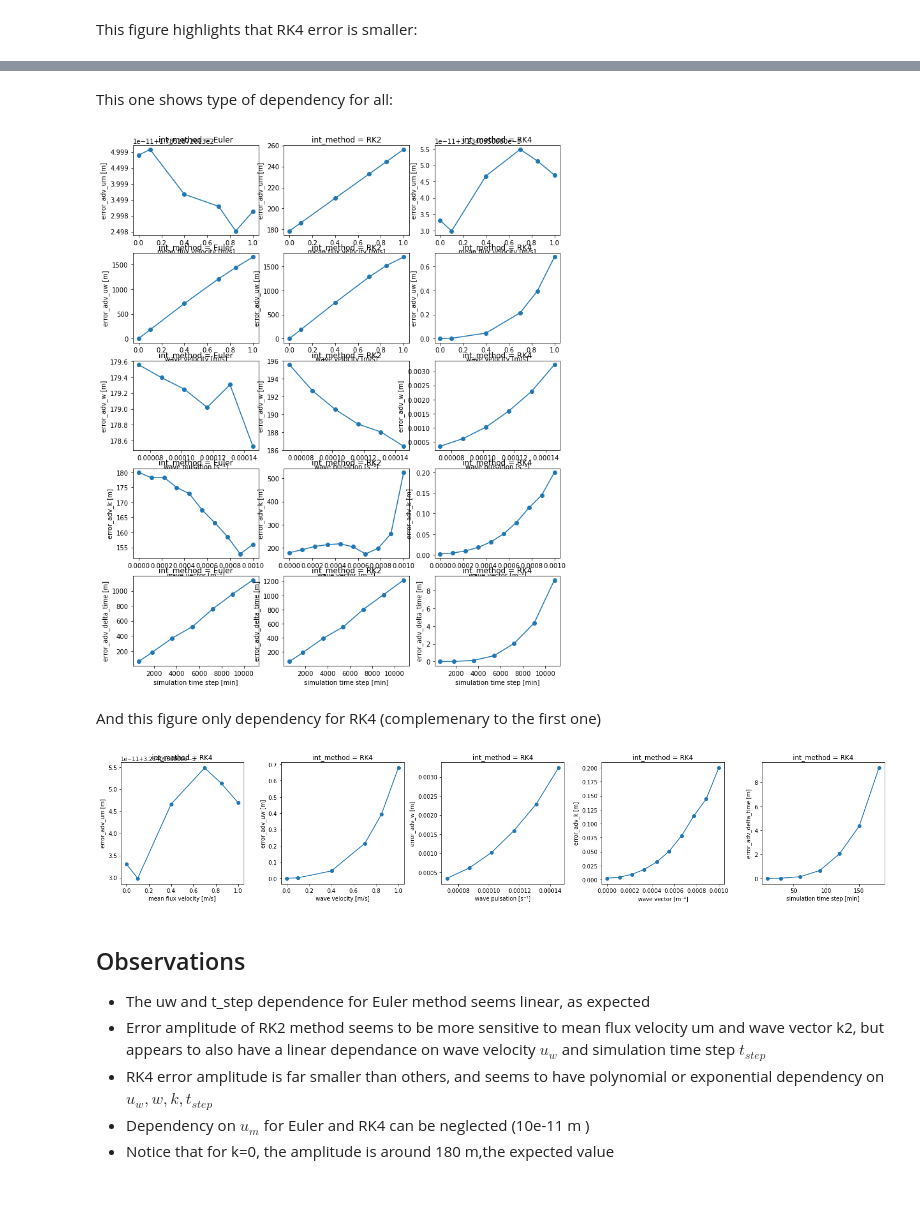
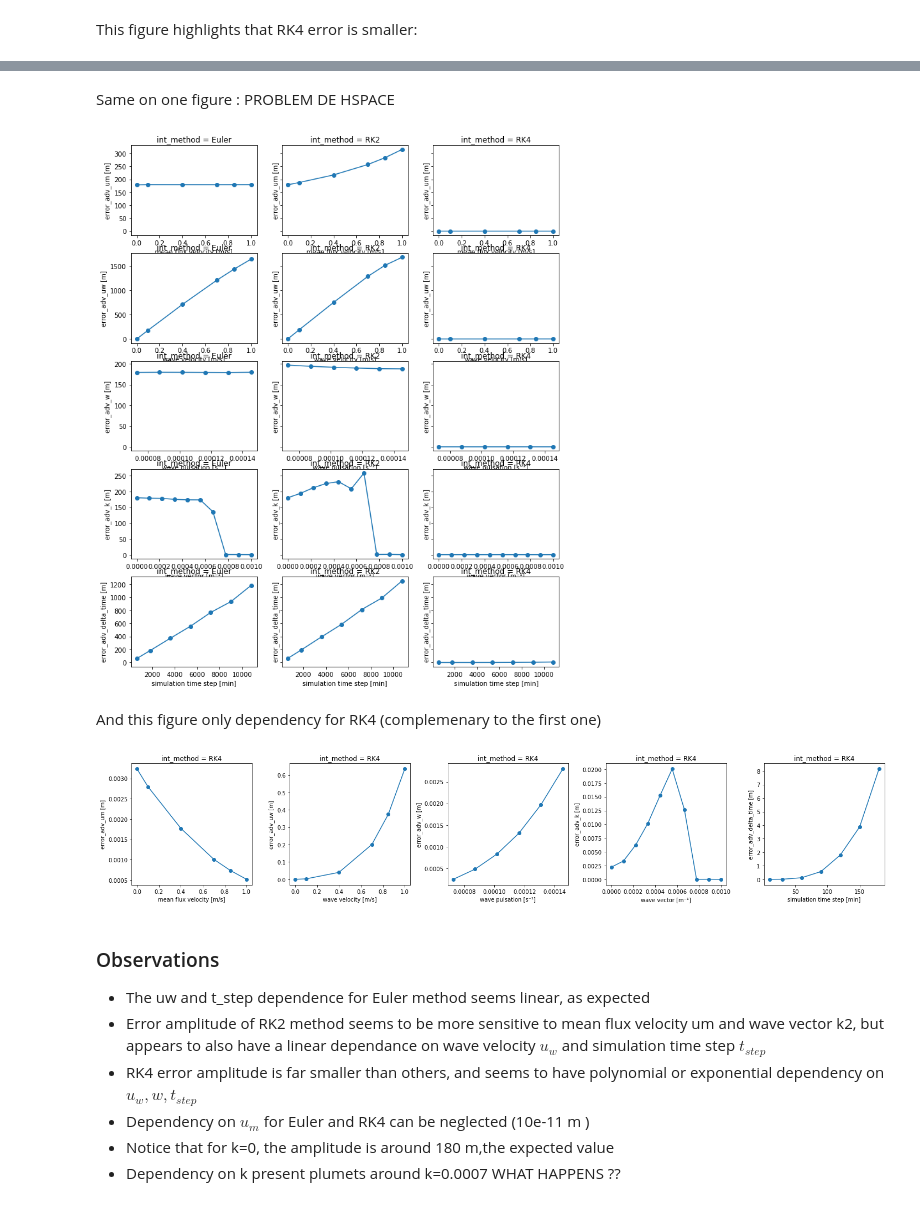
Before and after one commit to margot-demol/stage-m1, a Jupyter notebook: development/temporal_int_comparison.ipynb, the cells around one changed output, grey strips where cells are left out. Drawn from its saved outputs; the diff is of its cells as text; code cells hidden in the pictures.

```diff
--- a/development/temporal_int_comparison.ipynb
+++ b/development/temporal_int_comparison.ipynb
@@ -168,7 +194,7 @@ OT=[list(np.arange(0,sti.d2s*4, sti.h2s)),
     list(np.arange(0,sti.d2s*4-sti.h2s, sti.h2s*5/2)),
     list(np.arange(0,sti.d2s*4-sti.h2s, sti.h2s*3))]
 
-ds=sti.dependency_comp_ds(list_Var=Var, OT=OT, T=T, Dt=Dt)
+ds=sti.dependency_comp_ds(list_Var=Var, OT=OT, T=T, Dt=Dt, advected=0)
 ds
 # %% [output]
 <xarray.Dataset>
@@ -207,16 +233,16 @@ ds.error_adv_delta_time.plot( x='delta_t_min',col='int_method',marker='o')
 # %% [markdown]
-This one shows type of dependency for all:
+Same on one figure : PROBLEM DE HSPACE
 # %%
-fig, axes = plt.subplots(ncols=3,nrows=5,figsize=(12,15))
+fig, axes = plt.subplots(ncols=3,nrows=5,figsize=(12,15), sharey='row')
 method=['Euler','RK2', 'RK4']
 for i in range(3):
     ds.error_adv_um.sel(int_method=method[i]).plot(ax=axes[0][i], marker='o')
     ds.error_adv_uw.sel(int_method=method[i]).plot(ax=axes[1][i], marker='o')
     ds.error_adv_w.sel(int_method=method[i]).plot(ax=axes[2][i], marker='o')
     ds.error_adv_k.sel(int_method=method[i]).plot(ax=axes[3][i], marker='o')
     ds.error_adv_delta_time.sel(int_method=method[i]).plot(ax=axes[4][i], marker='o')
 # %% [output]
-[figure, old version]
+[figure, new version]
 # %% [markdown]
 And this figure only dependency for RK4 (complemenary to the first one)
 # %%
@@ -230,11 +256,12 @@ plt.tight_layout()
 
 plt.draw()
 # %% [output]
-[figure, old version]
+[figure, new version]
 # %% [markdown]
-## Observations
+### Observations
 * The uw and t_step dependence for Euler method seems linear, as expected
 * Error amplitude of RK2 method seems to be more sensitive to mean flux velocity um and wave vector k2, but appears to also have a linear dependance on wave velocity $u_w$ and simulation time step $t_{step}$
-* RK4 error amplitude is far smaller than others, and seems to have polynomial or exponential dependency on $u_w, w, k, t_{step}$
+* RK4 error amplitude is far smaller than others, and seems to have polynomial or exponential dependency on $u_w, w, t_{step}$
 * Dependency on $u_m$ for Euler and RK4 can be neglected (10e-11 m )
 * Notice that for k=0, the amplitude is around 180 m,the expected value
+* Dependency on k present plumets around k=0.0007 WHAT HAPPENS ??
```
Also changed, not shown: parts of 20 cells of this notebook.
